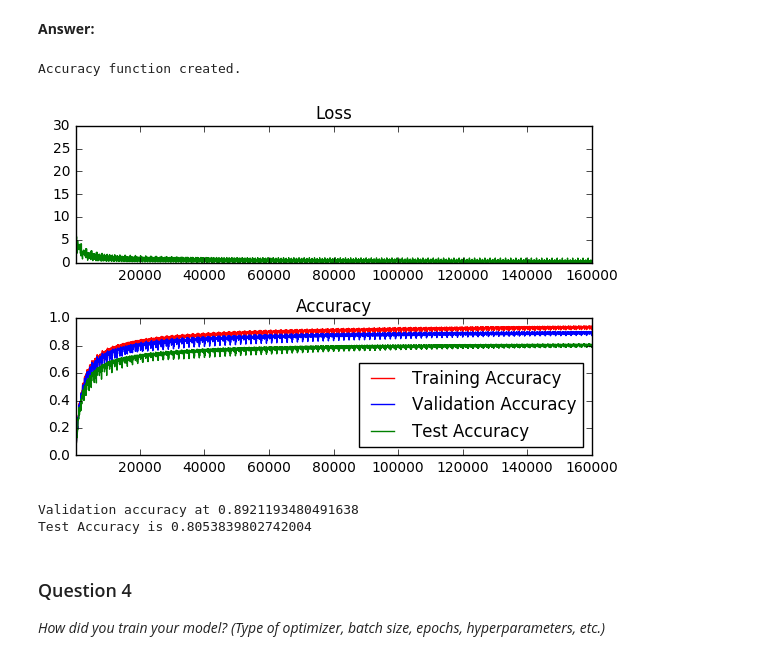
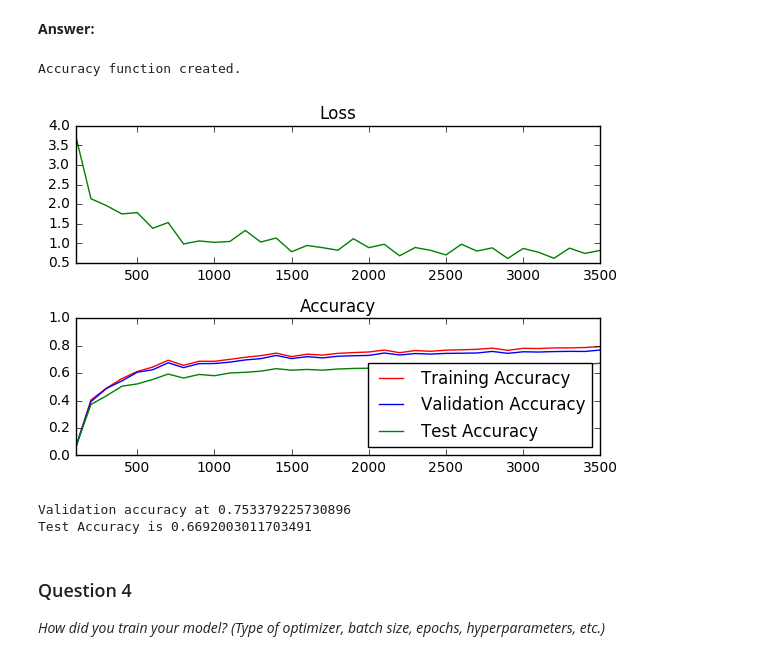
Before and after one commit to anupriyachhabra/traffic-signs, a Jupyter notebook: Traffic_Signs_Recognition.ipynb, the cells around one changed output. Cells and saved outputs as stored; diff of their text form; code cells hidden in the pictures.

Commit message:
with one hidden layer

```diff
--- a/Traffic_Signs_Recognition.ipynb
+++ b/Traffic_Signs_Recognition.ipynb
@@ -238,22 +234,35 @@ import math
 
 features_count = X_train[0].shape[0]*X_train[0].shape[1]
 labels_count = n_classes
+n_hidden_layer = 256
+
 
 features = tf.placeholder(tf.float32)
 labels = tf.placeholder(tf.float32)
-
-weights = tf.Variable(tf.truncated_normal((features_count, labels_count)))
-biases = tf.Variable(tf.zeros(labels_count))
 
 # Feed dicts for training, validation, and test session
 train_feed_dict = {features: X_train, labels: y_train}
 valid_feed_dict = {features: valid_features, labels: valid_labels}
 test_feed_dict = {features: X_test, labels: y_test}
 
+
+# Store layers weight & bias
+weights = {
+    'hidden_layer': tf.Variable(tf.truncated_normal([features_count, n_hidden_layer])),
+    'out': tf.Variable(tf.zeros([n_hidden_layer, labels_count]))
+}
+biases = {
+    'hidden_layer': tf.Variable(tf.truncated_normal([n_hidden_layer])),
+    'out': tf.Variable(tf.zeros([labels_count]))
+}
+
 features_flat = tf.reshape(features, [-1, features_count])
 
-# Linear Function WX + b
-logits = tf.matmul(features_flat, weights) + biases
+# Hidden layer 1 with RELU activation
+layer_1 = tf.add(tf.matmul(features_flat, weights['hidden_layer']), biases['hidden_layer'])
+layer_1 = tf.nn.relu(layer_1)
+# Output layer with linear activation
+logits = tf.add(tf.matmul(layer_1, weights['out']), biases['out'])
 
 prediction = tf.nn.softmax(logits)
 
@@ -269,9 +278,9 @@ accuracy = tf.reduce_mean(tf.cast(is_correct_prediction, tf.float32))
 
 print('Accuracy function created.')
 
-epochs = 100
-batch_size = 20
-learning_rate = 0.2
+epochs = 5
+batch_size =50
+learning_rate = 0.02
 
 
 # Optimizer
@@ -281,7 +290,7 @@ optimizer = tf.train.GradientDescentOptimizer(learning_rate).minimize(loss)
 validation_accuracy = 0.0
 
 # Measurements use for graphing loss and accuracy
-log_batch_step = 50
+log_batch_step = 100
 batches = []
 loss_batch = []
 train_acc_batch = []
@@ -321,36 +330,38 @@ with tf.Session() as session:
                 batches.append(log_batch_step + previous_batch)
                 loss_batch.append(l)
                 train_acc_batch.append(training_accuracy)
                 valid_acc_batch.append(validation_accuracy)
                 test_acc_batch.append(test_accuracy)
 
         # Check accuracy against Validation data
         validation_accuracy = session.run(accuracy, feed_dict=valid_feed_dict)
         # Check accuracy against Test data
         test_accuracy = session.run(accuracy, feed_dict=test_feed_dict)
 
 loss_plot = plt.subplot(211)
 loss_plot.set_title('Loss')
 loss_plot.plot(batches, loss_batch, 'g')
 loss_plot.set_xlim([batches[0], batches[-1]])
 acc_plot = plt.subplot(212)
 acc_plot.set_title('Accuracy')
 acc_plot.plot(batches, train_acc_batch, 'r', label='Training Accuracy')
 acc_plot.plot(batches, valid_acc_batch, 'b', label='Validation Accuracy')
 acc_plot.plot(batches, test_acc_batch, 'g', label='Test Accuracy')
 acc_plot.set_ylim([0, 1.0])
 acc_plot.set_xlim([batches[0], batches[-1]])
 acc_plot.legend(loc=4)
 plt.tight_layout()
 plt.show()
 
 print('Validation accuracy at {}'.format(validation_accuracy))
 print('Test Accuracy is {}'.format(test_accuracy))
+
+session.close()
 # %% [output]
 Accuracy function created.
-[figure, old version]
+[figure, new version]
-Validation accuracy at 0.8921193480491638
-Test Accuracy is 0.8053839802742004
+Validation accuracy at 0.753379225730896
+Test Accuracy is 0.6692003011703491
 # %% [markdown]
 ### Question 4
 
```
Also changed, not shown: parts of 4 cells of this notebook.
